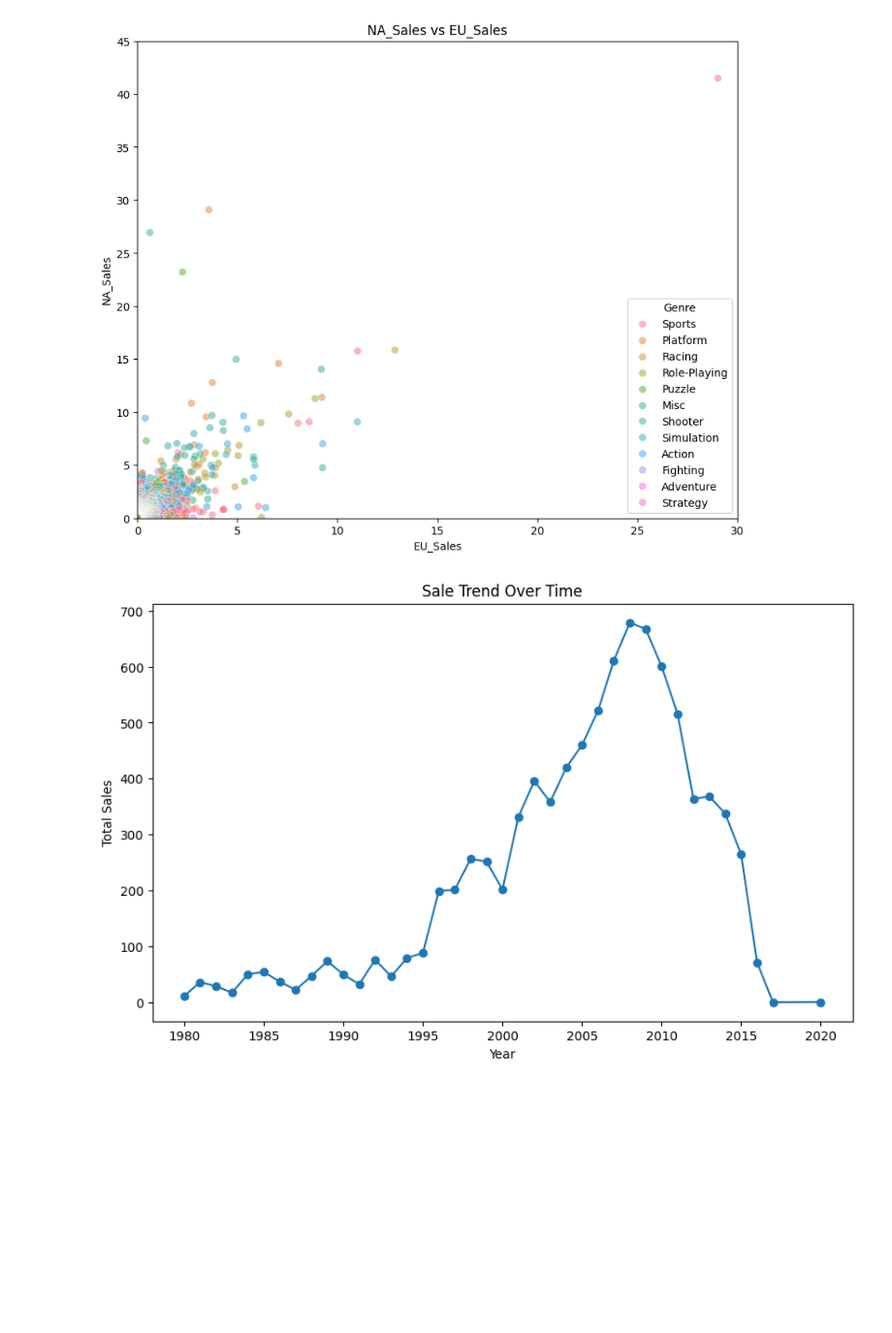
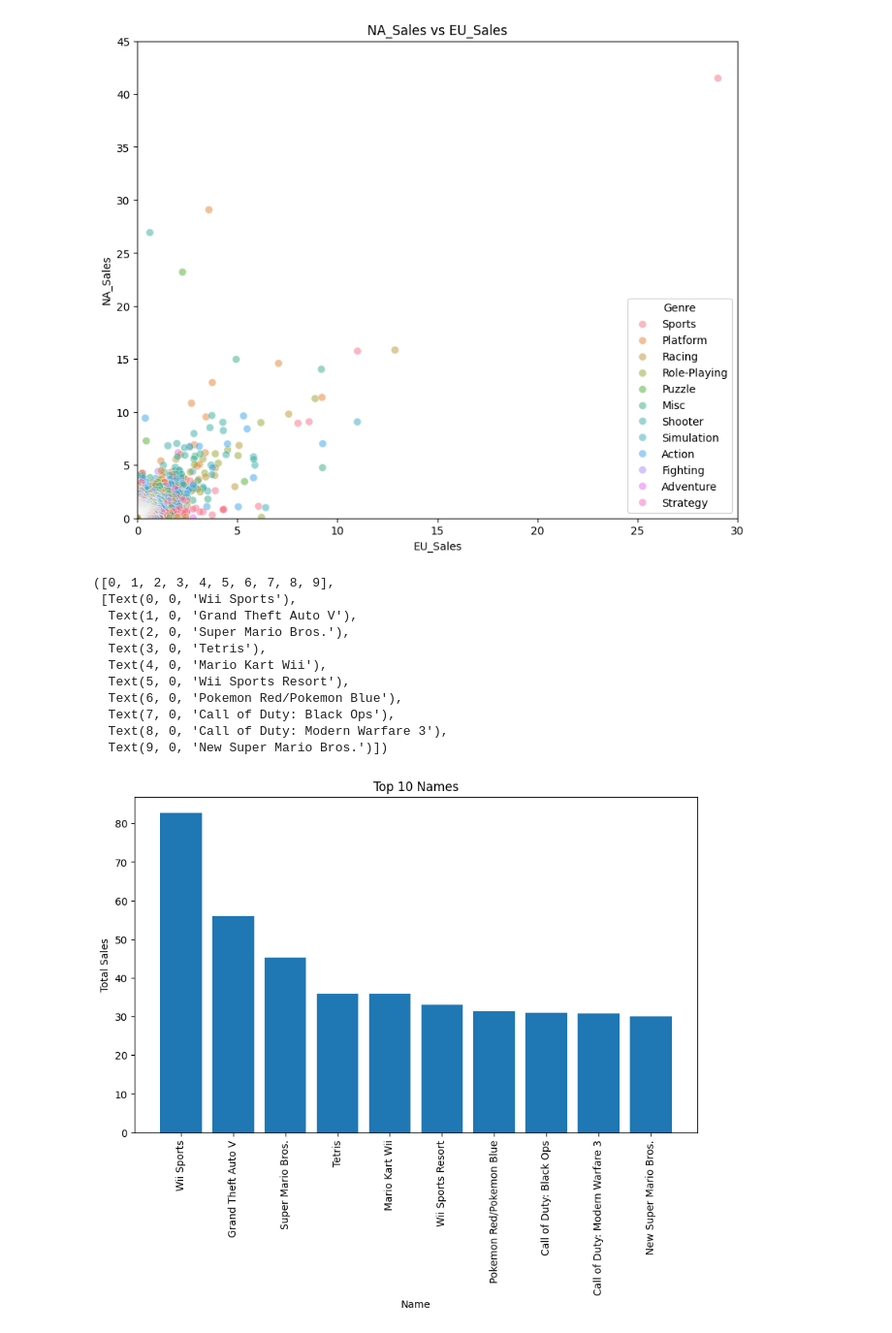
Before and after one commit to Vilars/Data-201, a Jupyter notebook: Project1_Assignon.ipynb, the cells around one changed output. Shown: that part at 97% size. Drawn from its saved outputs; the diff is of its cells as text; code cells hidden in the pictures; blank space fills up the shorter version.

```diff
--- a/Project1_Assignon.ipynb
+++ b/Project1_Assignon.ipynb
@@ -155,17 +139,27 @@ plt.show()
 # %% [output]
 [figure]
 # %%
-# Sale trend over time
+# Top Name
 plt.figure(figsize=(10, 6))
-df['Year'] = pd.to_datetime(df['Year'], format='%Y')
-yearly_sales = df.groupby(df['Year'].dt.year)['Global_Sales'].sum()
-plt.plot(yearly_sales.index, yearly_sales.values, marker='o', linestyle='-')
-plt.title('Sale Trend Over Time')
-plt.xlabel('Year')
+top_10_names = df.groupby('Name')['Global_Sales'].sum().nlargest(10)
+plt.bar(top_10_names.index, top_10_names.values)
+plt.title('Top 10 Names')
+plt.xlabel('Name')
 plt.ylabel('Total Sales')
-plt.show()
+plt.xticks(rotation=90)
 # %% [output]
+([0, 1, 2, 3, 4, 5, 6, 7, 8, 9],
+ [Text(0, 0, 'Wii Sports'),
+  Text(1, 0, 'Grand Theft Auto V'),
+  Text(2, 0, 'Super Mario Bros.'),
+  Text(3, 0, 'Tetris'),
+  Text(4, 0, 'Mario Kart Wii'),
+  Text(5, 0, 'Wii Sports Resort'),
+  Text(6, 0, 'Pokemon Red/Pokemon Blue'),
+  Text(7, 0, 'Call of Duty: Black Ops'),
+  Text(8, 0, 'Call of Duty: Modern Warfare 3'),
+  Text(9, 0, 'New Super Mario Bros.')])
-[figure, old version]
+[figure, new version]
 # %%
 # Simulation of a nonparametric inference of the Median
 
```
Also changed, not shown: parts of 4 cells of this notebook.
